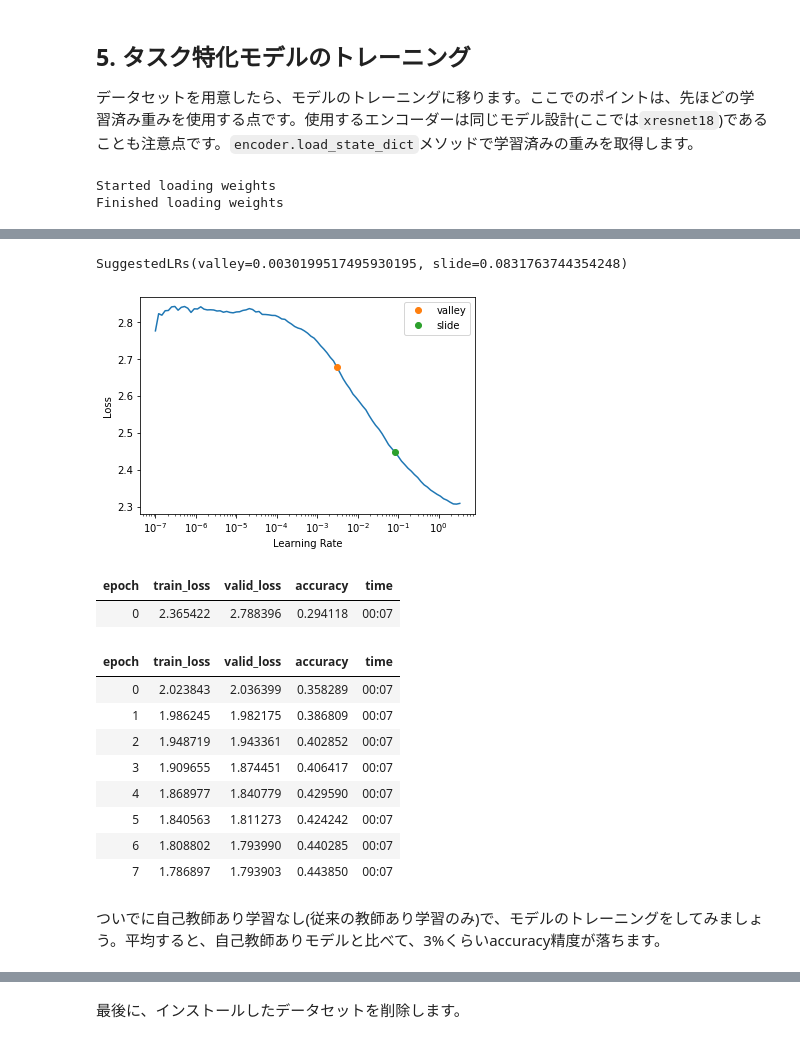
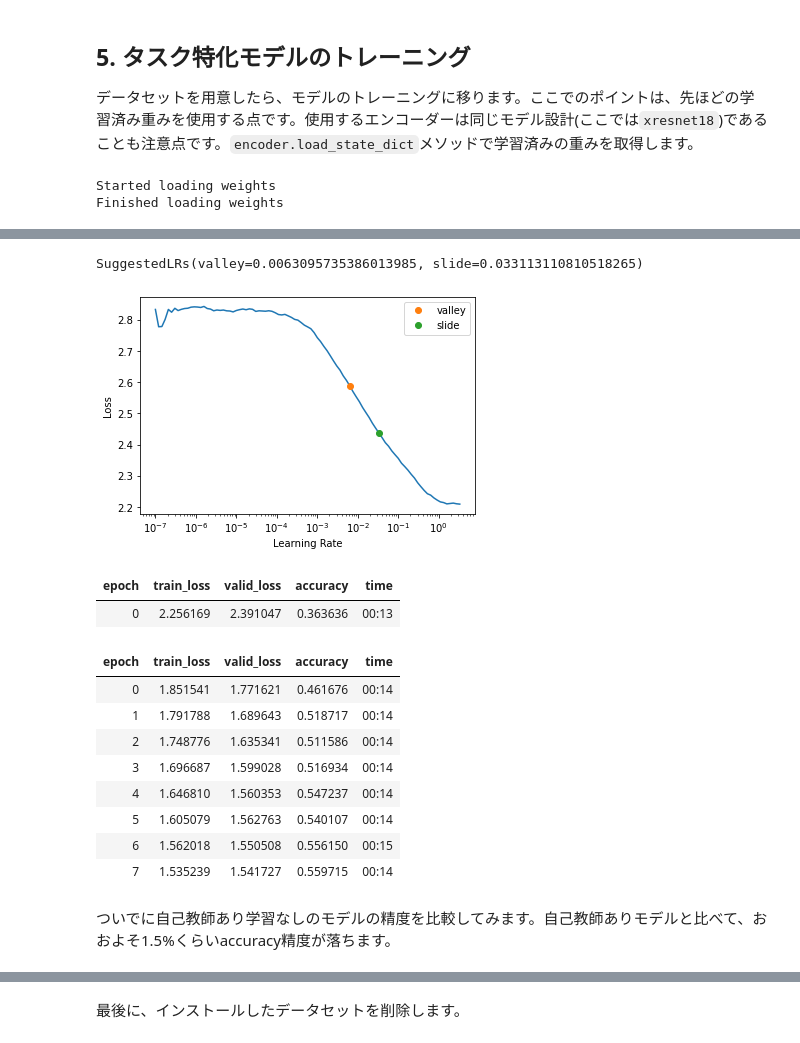
Before and after one commit to Akitsuyoshi/Akitsuyoshi.github.io, a Jupyter notebook: posts/food-11-exp2-kaggle/index.ipynb, the cells around one changed output, grey strips where cells are left out. Cells and saved outputs as stored; diff of their text form; code cells hidden in the pictures.

```diff
--- a/posts/food-11-exp2-kaggle/index.ipynb
+++ b/posts/food-11-exp2-kaggle/index.ipynb
@@ -189,7 +191,7 @@ class PatchModel(Module):
         return self.head(feats)
 
 
-encoder = create_body(xresnet18(), cut=model_meta[xresnet18]["cut"])
+encoder = create_body(xresnet18(pretrained=True), cut=model_meta[xresnet18]["cut"])
 head = create_head(512*2, 8, bn_final=True)
 def splitter(model): return [params(model.encoder), params(model.head)]
 
@@ -254,45 +254,45 @@ unique targets are: ['00', '01', '02', '03', '04', '05', '06', '07', '08', '09',
 データセットを用意したら、モデルのトレーニングに移ります。ここでのポイントは、先ほどの学習済み重みを使用する点です。使用するエンコーダーは同じモデル設計(ここでは`xresnet18`)であることも注意点です。`encoder.load_state_dict`メソッドで学習済みの重みを取得します。
 # %%
 def load_learned_encoder(pretrained=False):
-    encoder = create_body(xresnet18(), cut=model_meta[xresnet18]["cut"])
+    encoder = create_body(xresnet18(pretrained=True), cut=model_meta[xresnet18]["cut"])
     if pretrained:
         print("Started loading weights")
         encoder.load_state_dict(torch.load(path/"pretrained.pt"))
         print("Finished loading weights")
     return encoder
 
 def get_learner(pretrained=False):
     return vision_learner(dls, load_learned_encoder,
                           normalize=False,
                           pretrained=pretrained,
                           custom_head=create_head(256, dls.c, bn_final=True),
                           loss_func=LabelSmoothingCrossEntropyFlat(),
                           metrics=accuracy).to_fp16()
 
 learn = get_learner(pretrained=True)
 learn.lr_find(suggest_funcs=(valley, slide))
 # %% [output]
 Started loading weights
 Finished loading weights
 [interactive output not drawn]
-SuggestedLRs(valley=0.0030199517495930195, slide=0.0831763744354248)
+SuggestedLRs(valley=0.0063095735386013985, slide=0.033113110810518265)
-[figure, old version]
+[figure, new version]
 # %%
-learn.fine_tune(8, 1e-2, wd=0.03)
+learn.fine_tune(8, 1e-2, wd=0.1)
 # %% [output]
 | epoch | train_loss | valid_loss | accuracy | time |
-| 0 | 2.365422 | 2.788396 | 0.294118 | 00:07 |
+| 0 | 2.256169 | 2.391047 | 0.363636 | 00:13 |
 | epoch | train_loss | valid_loss | accuracy | time |
-| 0 | 2.023843 | 2.036399 | 0.358289 | 00:07 |
-| 1 | 1.986245 | 1.982175 | 0.386809 | 00:07 |
-| 2 | 1.948719 | 1.943361 | 0.402852 | 00:07 |
-| 3 | 1.909655 | 1.874451 | 0.406417 | 00:07 |
-| 4 | 1.868977 | 1.840779 | 0.429590 | 00:07 |
-| 5 | 1.840563 | 1.811273 | 0.424242 | 00:07 |
-| 6 | 1.808802 | 1.793990 | 0.440285 | 00:07 |
-| 7 | 1.786897 | 1.793903 | 0.443850 | 00:07 |
+| 0 | 1.851541 | 1.771621 | 0.461676 | 00:14 |
+| 1 | 1.791788 | 1.689643 | 0.518717 | 00:14 |
+| 2 | 1.748776 | 1.635341 | 0.511586 | 00:14 |
+| 3 | 1.696687 | 1.599028 | 0.516934 | 00:14 |
+| 4 | 1.646810 | 1.560353 | 0.547237 | 00:14 |
+| 5 | 1.605079 | 1.562763 | 0.540107 | 00:14 |
+| 6 | 1.562018 | 1.550508 | 0.556150 | 00:15 |
+| 7 | 1.535239 | 1.541727 | 0.559715 | 00:14 |
-# %% [markdown]
-ついでに自己教師あり学習なし(従来の教師あり学習のみ)で、モデルのトレーニングをしてみましょう。平均すると、自己教師ありモデルと比べて、3%くらいaccuracy精度が落ちます。
+# %% [markdown]
+ついでに自己教師あり学習なしのモデルの精度を比較してみます。自己教師ありモデルと比べて、おおよそ1.5%くらいaccuracy精度が落ちます。
 # %%
 learn = get_learner(pretrained=False)
 learn.fine_tune(8, 1e-2, wd=0.01)
```
Also changed, not shown: parts of 13 cells of this notebook.
